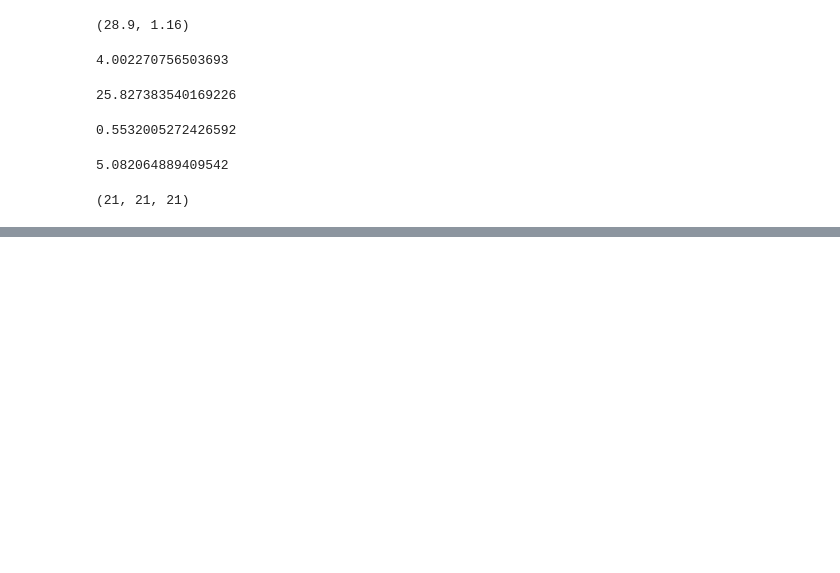
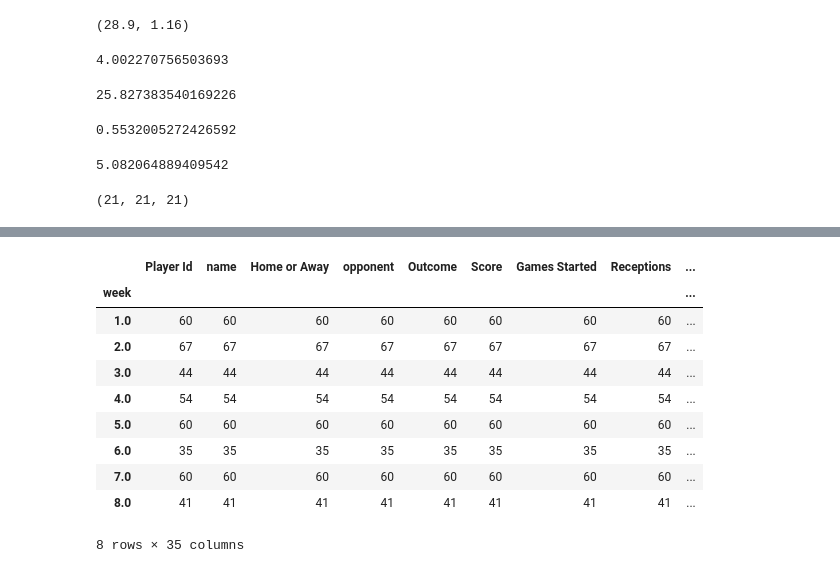
Before and after one commit to RoboTums/sportsPrediction, a Jupyter notebook: fantasy_predictor.ipynb, the cells around one changed output, grey strips where cells are left out. Cells and saved outputs as stored; diff of their text form; code cells hidden in the pictures; blank space fills up the shorter version.

```diff
--- a/fantasy_predictor.ipynb
+++ b/fantasy_predictor.ipynb
@@ -268,0 +446,18 @@ len(X_test), len(y_test), len(preds)
+# %%
+# wr[wr['Player Id'] == 'd.j.chark/2561018']
+
+wr.groupby('week').count()
+
+# wr['Player Id'].max()
+# %% [output]
+|  | Player Id | name | Home or Away | opponent | Outcome | Score | Games Started | Receptions | ... |
+| week |  |  |  |  |  |  |  |  | ... |
+| 1.0 | 60 | 60 | 60 | 60 | 60 | 60 | 60 | 60 | ... |
+| 2.0 | 67 | 67 | 67 | 67 | 67 | 67 | 67 | 67 | ... |
+| 3.0 | 44 | 44 | 44 | 44 | 44 | 44 | 44 | 44 | ... |
+| 4.0 | 54 | 54 | 54 | 54 | 54 | 54 | 54 | 54 | ... |
+| 5.0 | 60 | 60 | 60 | 60 | 60 | 60 | 60 | 60 | ... |
+| 6.0 | 35 | 35 | 35 | 35 | 35 | 35 | 35 | 35 | ... |
+| 7.0 | 60 | 60 | 60 | 60 | 60 | 60 | 60 | 60 | ... |
+| 8.0 | 41 | 41 | 41 | 41 | 41 | 41 | 41 | 41 | ... |
+8 rows × 35 columns
```
Also changed, not shown: parts of 28 cells of this notebook, 2 other files.
